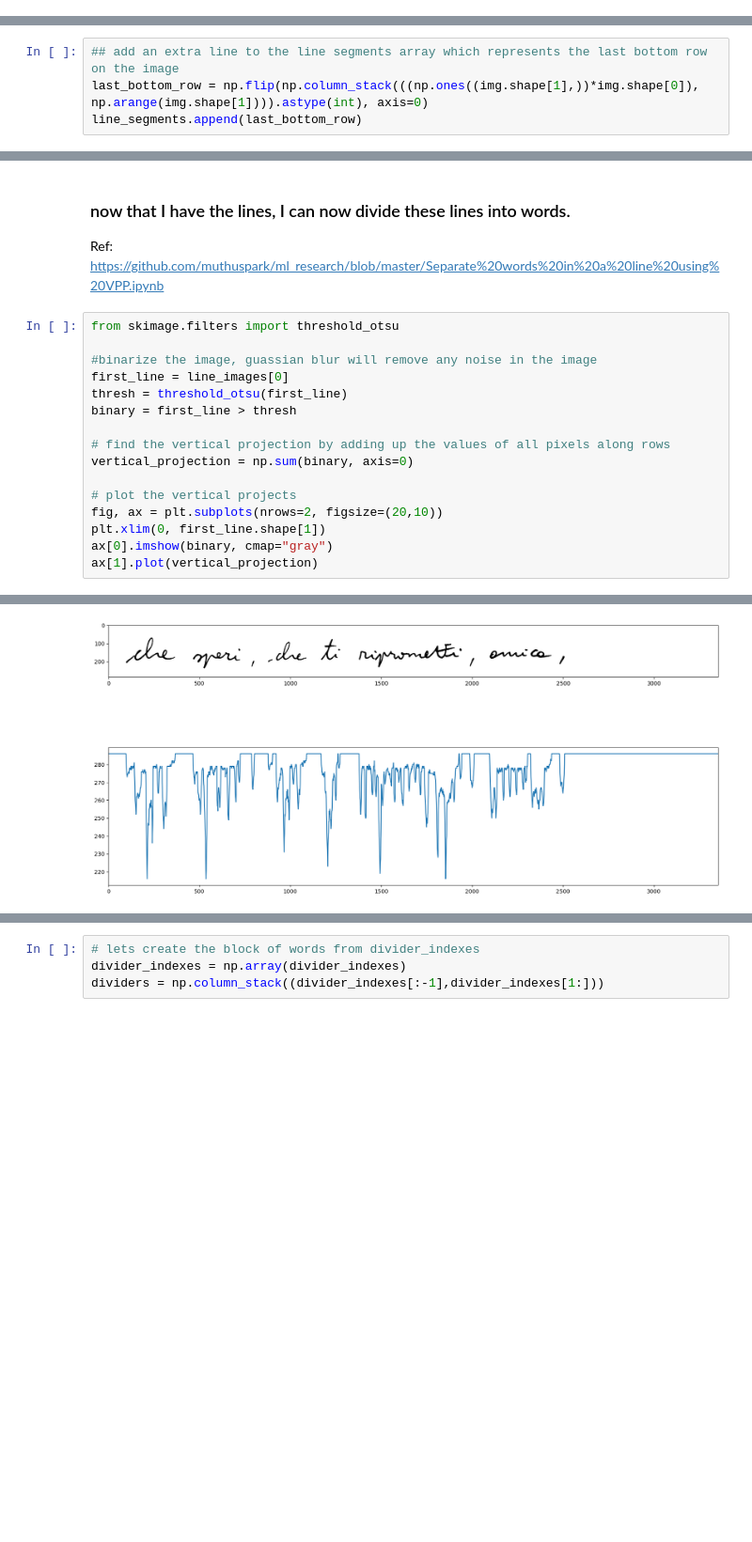
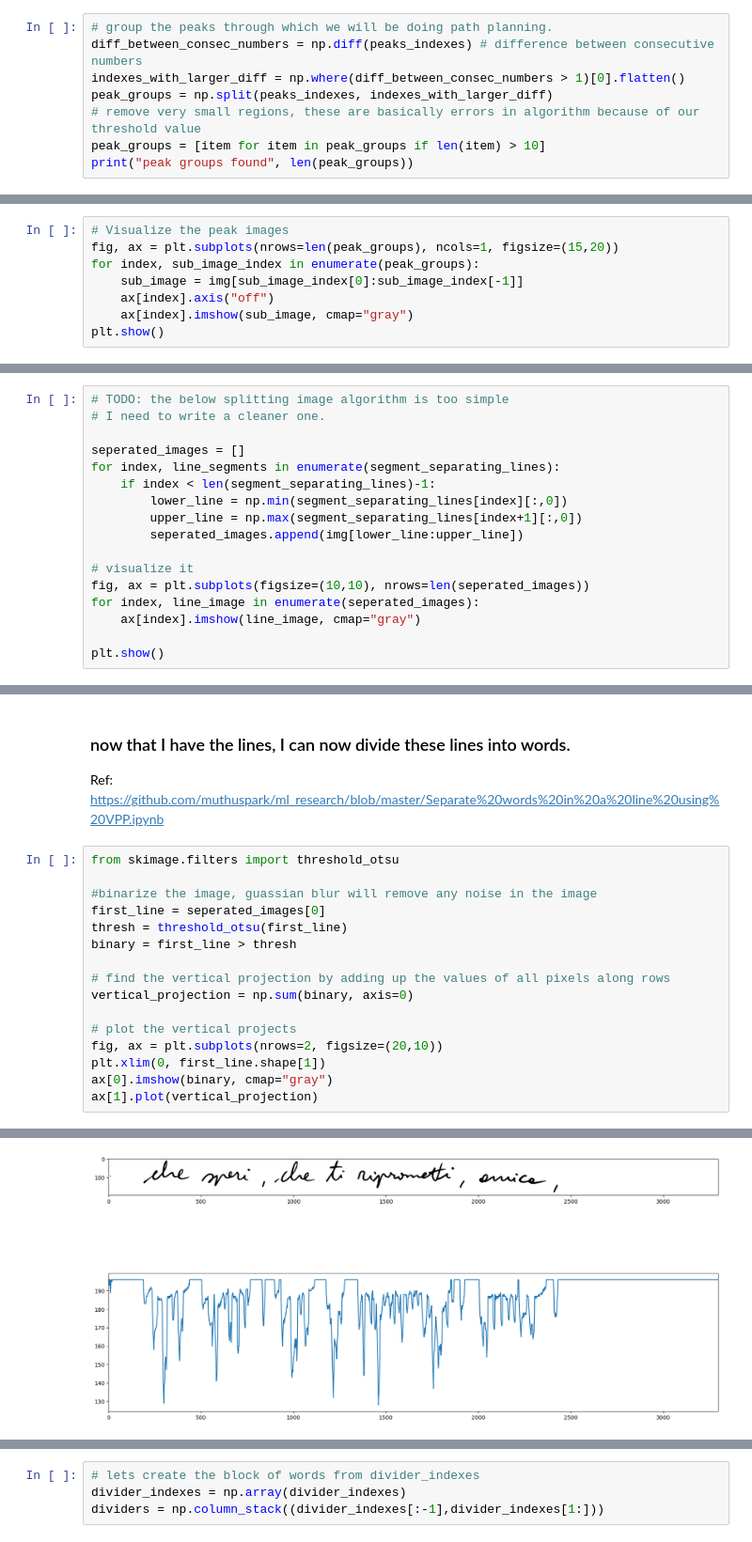
Before and after one commit to muthuspark/line-segmentation-handwritten-doc, a Jupyter notebook: A* Path Planning Line Segmentation Algorithm.ipynb, the cells around one changed output, grey strips where cells are left out. Shown at 94% size. Cells and saved outputs as stored; diff of their text form; blank space fills up the shorter version.

Commit message:
Code cleanup and simpler implementation

```diff
--- a/A* Path Planning Line Segmentation Algorithm.ipynb
+++ b/A* Path Planning Line Segmentation Algorithm.ipynb
@@ -119,0 +103,8 @@ hpp_clusters = get_hpp_walking_regions(peaks_index)
+# %%
+# group the peaks through which we will be doing path planning.
+diff_between_consec_numbers = np.diff(peaks_indexes) # difference between consecutive numbers
+indexes_with_larger_diff = np.where(diff_between_consec_numbers > 1)[0].flatten()
+peak_groups = np.split(peaks_indexes, indexes_with_larger_diff)
+# remove very small regions, these are basically errors in algorithm because of our threshold value
+peak_groups = [item for item in peak_groups if len(item) > 10]
+print("peak groups found", len(peak_groups))
@@ -249,0 +167,8 @@ IndexError: index 0 is out of bounds for axis 0 with size 0
+# %%
+# Visualize the peak images
+fig, ax = plt.subplots(nrows=len(peak_groups), ncols=1, figsize=(15,20))
+for index, sub_image_index in enumerate(peak_groups):
+    sub_image = img[sub_image_index[0]:sub_image_index[-1]]
+    ax[index].axis("off")
+    ax[index].imshow(sub_image, cmap="gray")
+plt.show()
@@ -283,6 +220,2 @@ ax[0].imshow(img, cmap="gray")
-# %%
-## add an extra line to the line segments array which represents the last bottom row on the image
-last_bottom_row = np.flip(np.column_stack(((np.ones((img.shape[1],))*img.shape[0]), np.arange(img.shape[1]))).astype(int), axis=0)
-line_segments.append(last_bottom_row)
 # %% [markdown]
 ### Lets divide the image now by the line segments passing through the image
@@ -309,0 +222,17 @@ for line_index in range(line_count-1):
+# %%
+# TODO: the below splitting image algorithm is too simple
+# I need to write a cleaner one.
+
+seperated_images = []
+for index, line_segments in enumerate(segment_separating_lines):
+    if index < len(segment_separating_lines)-1:
+        lower_line = np.min(segment_separating_lines[index][:,0])
+        upper_line = np.max(segment_separating_lines[index+1][:,0])
+        seperated_images.append(img[lower_line:upper_line])
+
+# visualize it
+fig, ax = plt.subplots(figsize=(10,10), nrows=len(seperated_images))
+for index, line_image in enumerate(seperated_images):
+    ax[index].imshow(line_image, cmap="gray")
+
+plt.show()
@@ -314,22 +245,22 @@ Ref: https://github.com/muthuspark/ml_research/blob/master/Separate%20words%20in
 # %%
 from skimage.filters import threshold_otsu
 
 #binarize the image, guassian blur will remove any noise in the image
-first_line = line_images[0]
+first_line = seperated_images[0]
 thresh = threshold_otsu(first_line)
 binary = first_line > thresh
 
 # find the vertical projection by adding up the values of all pixels along rows
 vertical_projection = np.sum(binary, axis=0)
 
 # plot the vertical projects
 fig, ax = plt.subplots(nrows=2, figsize=(20,10))
 plt.xlim(0, first_line.shape[1])
 ax[0].imshow(binary, cmap="gray")
 ax[1].plot(vertical_projection)
 # %% [output]
 [<matplotlib.lines.Line2D at 0x...>]
-[figure, old version]
+[figure, new version]
 # %%
 height = first_line.shape[0]
 
```
Also changed, not shown: parts of 17 cells of this notebook.
